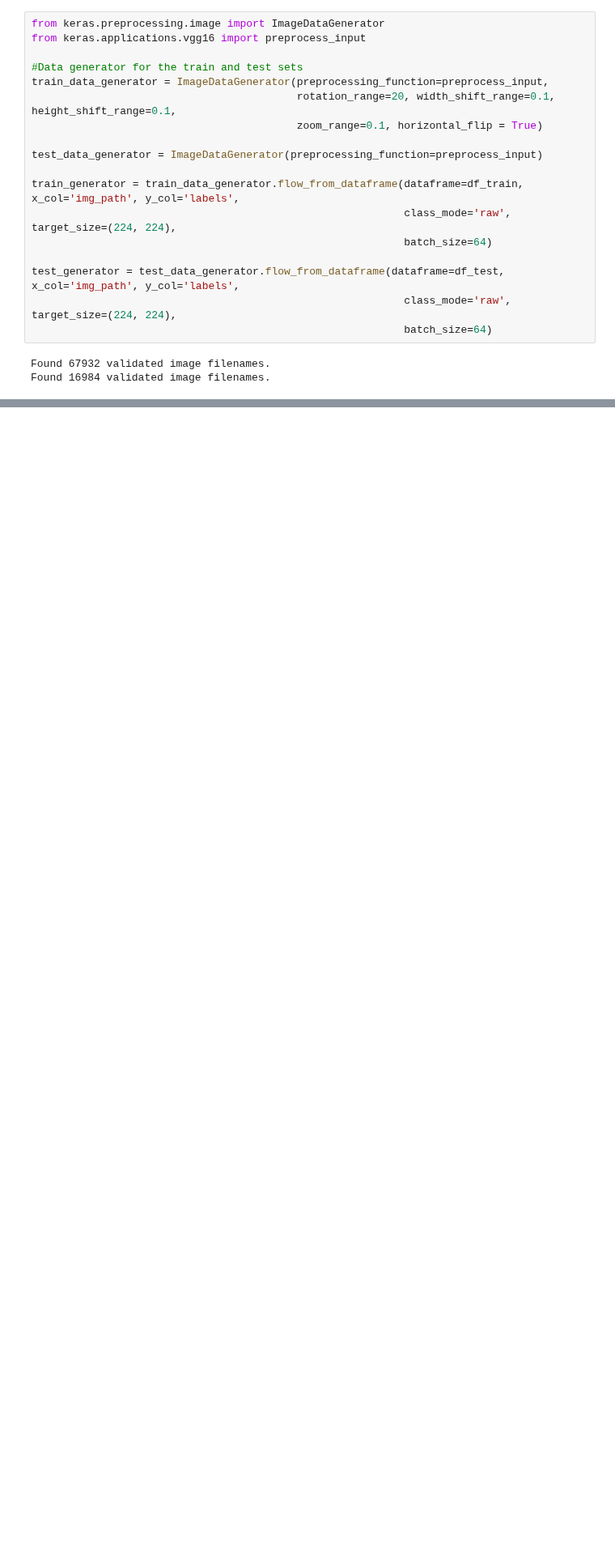
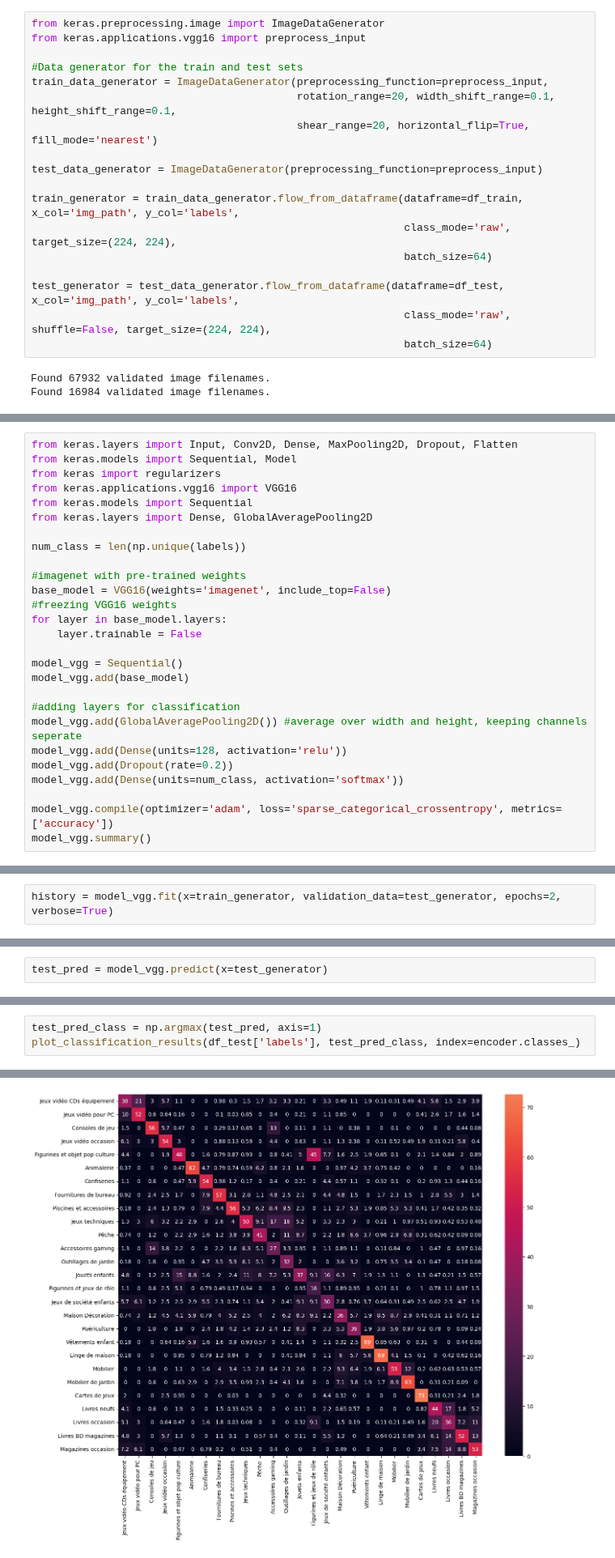
Before and after one commit to Konarovic/Rakuten, a Jupyter notebook: notebook/notebook_Imageclassification_CNN.ipynb, the cells around one changed output, grey strips where cells are left out. Shown at 81% size. Drawn from its saved outputs; the diff is of its cells as text; blank space fills up the shorter version.

Commit message:
update to ImageClassification

```diff
--- a/notebook/notebook_Imageclassification_CNN.ipynb
+++ b/notebook/notebook_Imageclassification_CNN.ipynb
@@ -57,7 +76,7 @@ from keras.applications.vgg16 import preprocess_input
 #Data generator for the train and test sets
 train_data_generator = ImageDataGenerator(preprocessing_function=preprocess_input,
                                           rotation_range=20, width_shift_range=0.1, height_shift_range=0.1,
-                                          zoom_range=0.1, horizontal_flip = True)
+                                          shear_range=20, horizontal_flip=True, fill_mode='nearest')
 
 test_data_generator = ImageDataGenerator(preprocessing_function=preprocess_input)
 
@@ -66,7 +85,7 @@ train_generator = train_data_generator.flow_from_dataframe(dataframe=df_train, x
                                                            batch_size=64)
 
 test_generator = test_data_generator.flow_from_dataframe(dataframe=df_test, x_col='img_path', y_col='labels',
-                                                           class_mode='raw', target_size=(224, 224),
+                                                           class_mode='raw', shuffle=False, target_size=(224, 224),
                                                            batch_size=64)
 # %% [output]
 Found 67932 validated image filenames.
@@ -73,0 +95,27 @@ Found 16984 validated image filenames.
+# %%
+from keras.layers import Input, Conv2D, Dense, MaxPooling2D, Dropout, Flatten
+from keras.models import Sequential, Model
+from keras import regularizers
+from keras.applications.vgg16 import VGG16
+from keras.models import Sequential
+from keras.layers import Dense, GlobalAveragePooling2D
+
+num_class = len(np.unique(labels))
+
+#imagenet with pre-trained weights
+base_model = VGG16(weights='imagenet', include_top=False)
+#freezing VGG16 weights
+for layer in base_model.layers:
+    layer.trainable = False
+
+model_vgg = Sequential()
+model_vgg.add(base_model)
+
+#adding layers for classification
+model_vgg.add(GlobalAveragePooling2D()) #average over width and height, keeping channels seperate
+model_vgg.add(Dense(units=128, activation='relu'))
+model_vgg.add(Dropout(rate=0.2))
+model_vgg.add(Dense(units=num_class, activation='softmax'))
+
+model_vgg.compile(optimizer='adam', loss='sparse_categorical_crossentropy', metrics=['accuracy'])
+model_vgg.summary()
@@ -73,0 +143,2 @@ Found 16984 validated image filenames.
+# %%
+history = model_vgg.fit(x=train_generator, validation_data=test_generator, epochs=2, verbose=True)
@@ -73,0 +150,2 @@ Found 16984 validated image filenames.
+# %%
+test_pred = model_vgg.predict(x=test_generator)
@@ -73,0 +154,4 @@ Found 16984 validated image filenames.
+# %%
+test_pred_class = np.argmax(test_pred, axis=1)
+plot_classification_results(df_test['labels'], test_pred_class, index=encoder.classes_)
+# %% [output]
@@ -73,0 +175 @@ Found 16984 validated image filenames.
+[figure, added]
```
Also changed, not shown: parts of 18 cells of this notebook, 1 other file.
